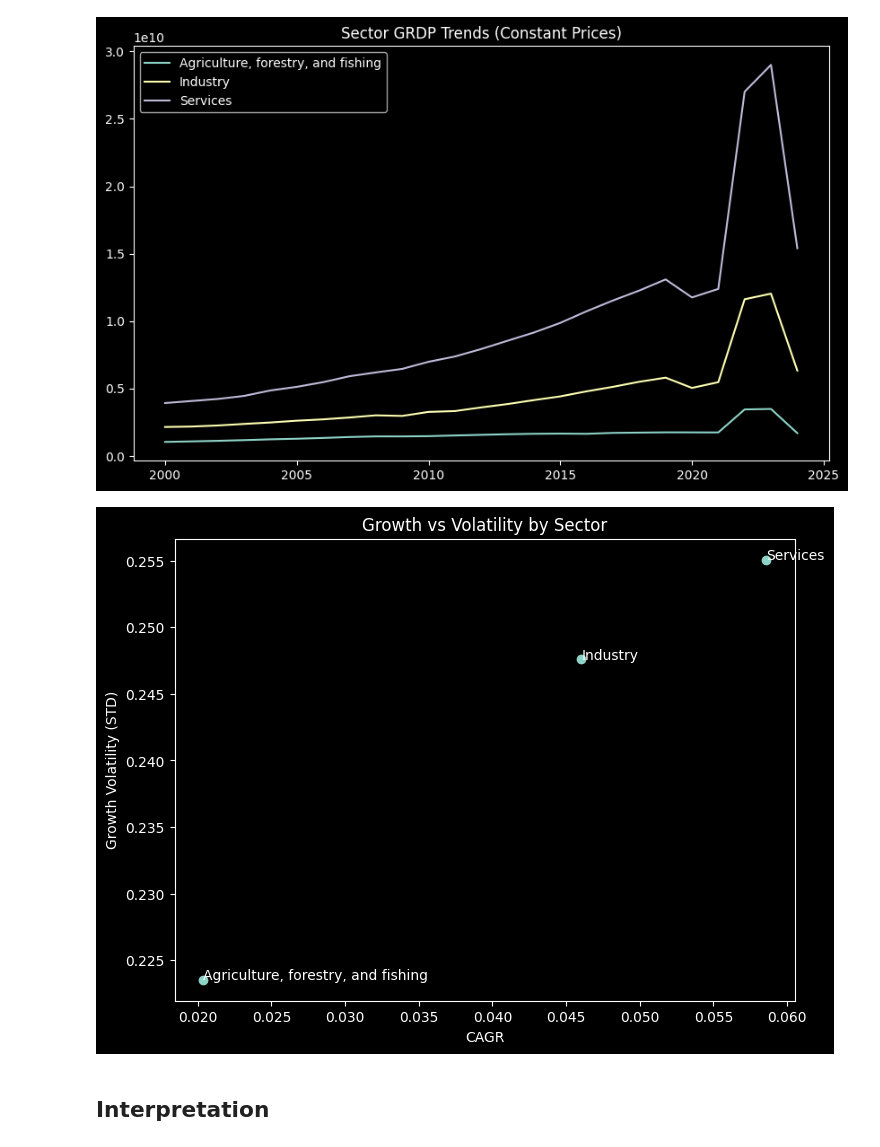
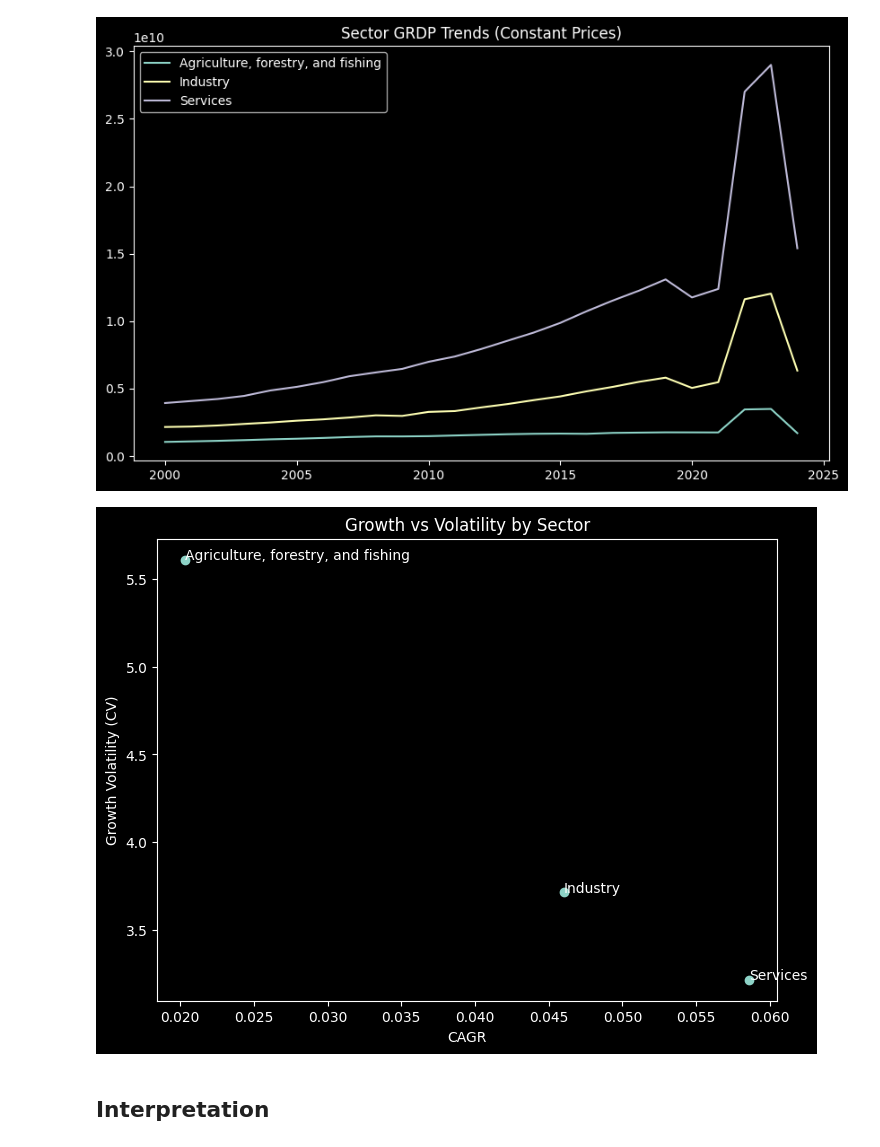
Before and after one commit to Llena-Anthony/9345-Prelim-Summative-Activity-TeamWPS, a Jupyter notebook: 04_Analysis/DS54_Sectoral_Growth_Volatility/DS54_sectoral_growth_volatility.ipynb, the cells around one changed output. Drawn from its saved outputs; the diff is of its cells as text; code cells hidden in the pictures.

Commit message:
updated the graph for volatility measure (using CV now instead of std)

```diff
--- a/04_Analysis/DS54_Sectoral_Growth_Volatility/DS54_sectoral_growth_volatility.ipynb
+++ b/04_Analysis/DS54_Sectoral_Growth_Volatility/DS54_sectoral_growth_volatility.ipynb
@@ -153,20 +153,20 @@ plt.show()
 [figure]
 # %%
 plt.figure(figsize=(8,6))
-plt.scatter(final_table["CAGR"], final_table["std"])
+plt.scatter(final_table["CAGR"], final_table["CV"])
 
 plt.xlabel("CAGR")
-plt.ylabel("Growth Volatility (STD)")
+plt.ylabel("Growth Volatility (CV)")
 plt.title("Growth vs Volatility by Sector")
 
 for i, txt in enumerate(final_table["Main_Sector"]):
     plt.annotate(txt,
                  (final_table["CAGR"].iloc[i],
-                  final_table["std"].iloc[i]))
+                  final_table["CV"].iloc[i]))
 
 plt.show()
 # %% [output]
-[figure, old version]
+[figure, new version]
 # %% [markdown]
 ## Interpretation
 # %% [markdown]
```
